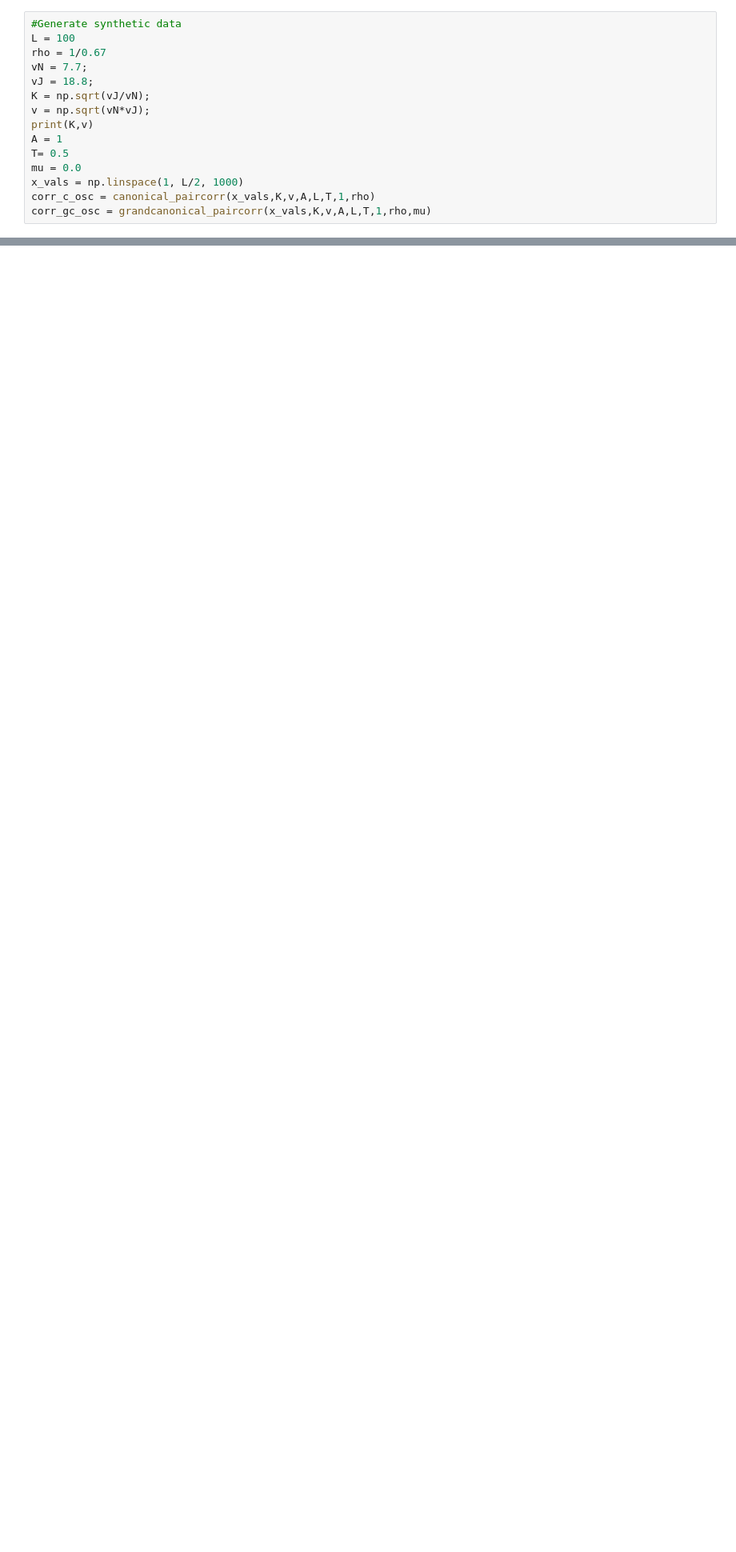
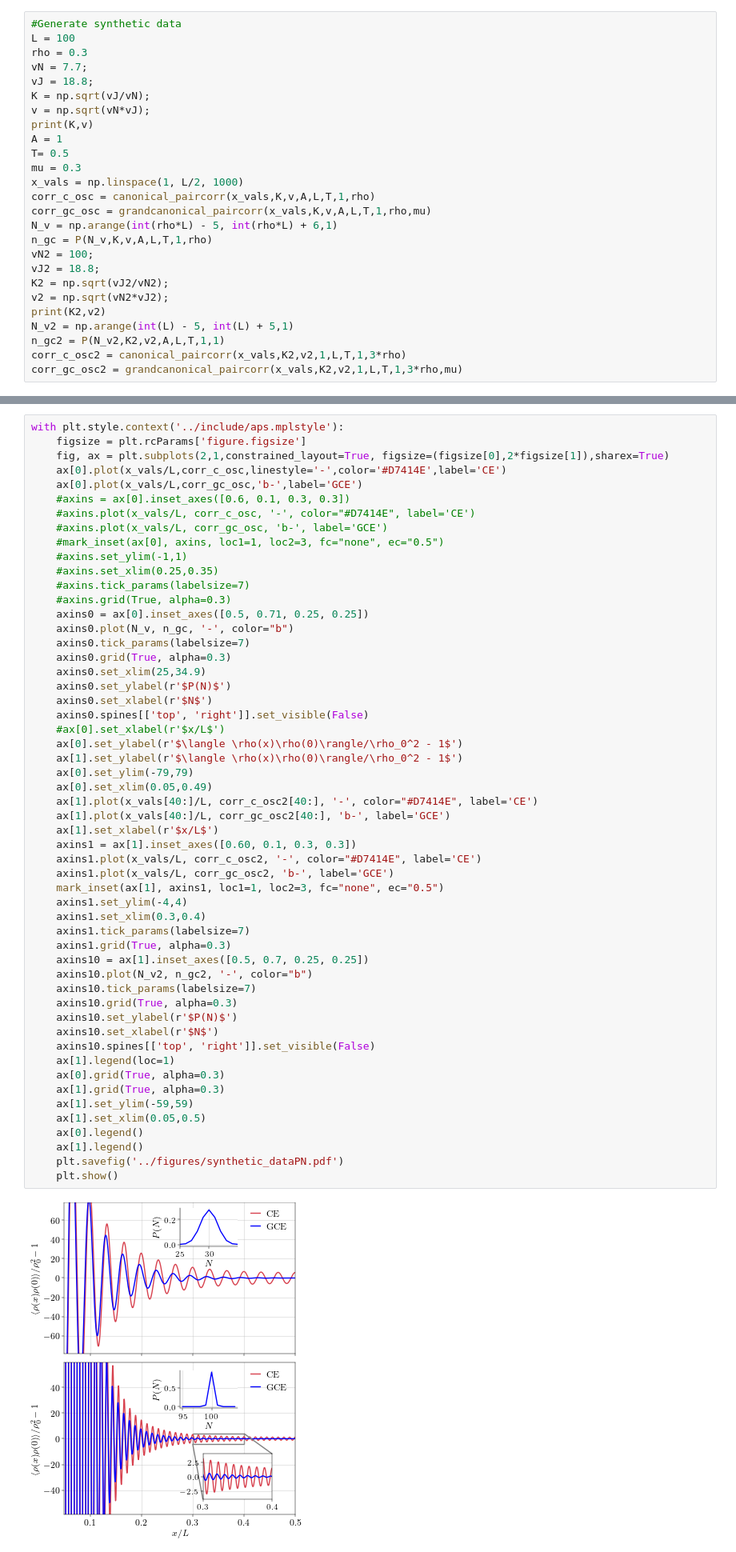
Before and after one commit to DelMaestroGroup/papers-code-ParticleFluctuations, a Jupyter notebook: src/BenchmarkPlots.ipynb, the cells around one changed output, grey strips where cells are left out. Shown at 80% size. Drawn from its saved outputs; the diff is of its cells as text; blank space fills up the shorter version.

```diff
--- a/src/BenchmarkPlots.ipynb
+++ b/src/BenchmarkPlots.ipynb
@@ -8,7 +8,7 @@ from mpl_toolkits.axes_grid1.inset_locator import inset_axes, mark_inset
 # %%
 #Generate synthetic data
 L = 100
-rho = 1/0.67
+rho = 0.3
 vN = 7.7;
 vJ = 18.8;
 K = np.sqrt(vJ/vN);
@@ -16,9 +16,20 @@ v = np.sqrt(vN*vJ);
 print(K,v)
 A = 1
 T= 0.5
-mu = 0.0
+mu = 0.3
 x_vals = np.linspace(1, L/2, 1000)
 corr_c_osc = canonical_paircorr(x_vals,K,v,A,L,T,1,rho)
 corr_gc_osc = grandcanonical_paircorr(x_vals,K,v,A,L,T,1,rho,mu)
+N_v = np.arange(int(rho*L) - 5, int(rho*L) + 6,1)
+n_gc = P(N_v,K,v,A,L,T,1,rho)
+vN2 = 100;
+vJ2 = 18.8;
+K2 = np.sqrt(vJ2/vN2);
+v2 = np.sqrt(vN2*vJ2);
+print(K2,v2)
+N_v2 = np.arange(int(L) - 5, int(L) + 5,1)
+n_gc2 = P(N_v2,K2,v2,A,L,T,1,1)
+corr_c_osc2 = canonical_paircorr(x_vals,K2,v2,1,L,T,1,3*rho)
+corr_gc_osc2 = grandcanonical_paircorr(x_vals,K2,v2,1,L,T,1,3*rho,mu)
 # %% [output]
 1.5625487005397436 12.031624994156028
@@ -25,3 +37,59 @@ corr_gc_osc = grandcanonical_paircorr(x_vals,K,v,A,L,T,1,rho,mu)
+# %%
+with plt.style.context('../include/aps.mplstyle'):
+    figsize = plt.rcParams['figure.figsize']
+    fig, ax = plt.subplots(2,1,constrained_layout=True, figsize=(figsize[0],2*figsize[1]),sharex=True)
+    ax[0].plot(x_vals/L,corr_c_osc,linestyle='-',color='#D7414E',label='CE')
+    ax[0].plot(x_vals/L,corr_gc_osc,'b-',label='GCE')
+    #axins = ax[0].inset_axes([0.6, 0.1, 0.3, 0.3])
+    #axins.plot(x_vals/L, corr_c_osc, '-', color="#D7414E", label='CE')
+    #axins.plot(x_vals/L, corr_gc_osc, 'b-', label='GCE')
+    #mark_inset(ax[0], axins, loc1=1, loc2=3, fc="none", ec="0.5")
+    #axins.set_ylim(-1,1)
+    #axins.set_xlim(0.25,0.35)
+    #axins.tick_params(labelsize=7)
+    #axins.grid(True, alpha=0.3)
+    axins0 = ax[0].inset_axes([0.5, 0.71, 0.25, 0.25])
+    axins0.plot(N_v, n_gc, '-', color="b")
+    axins0.tick_params(labelsize=7)
+    axins0.grid(True, alpha=0.3)
+    axins0.set_xlim(25,34.9)
+    axins0.set_ylabel(r'$P(N)$')
+    axins0.set_xlabel(r'$N$')
+    axins0.spines[['top', 'right']].set_visible(False)
+    #ax[0].set_xlabel(r'$x/L$')
+    ax[0].set_ylabel(r'$\langle \rho(x)\rho(0)\rangle/\rho_0^2 - 1$')
+    ax[1].set_ylabel(r'$\langle \rho(x)\rho(0)\rangle/\rho_0^2 - 1$')
+    ax[0].set_ylim(-79,79)
+    ax[0].set_xlim(0.05,0.49)
+    ax[1].plot(x_vals[40:]/L, corr_c_osc2[40:], '-', color="#D7414E", label='CE')
+    ax[1].plot(x_vals[40:]/L, corr_gc_osc2[40:], 'b-', label='GCE')
+    ax[1].set_xlabel(r'$x/L$')
+    axins1 = ax[1].inset_axes([0.60, 0.1, 0.3, 0.3])
+    axins1.plot(x_vals/L, corr_c_osc2, '-', color="#D7414E", label='CE')
+    axins1.plot(x_vals/L, corr_gc_osc2, 'b-', label='GCE')
+    mark_inset(ax[1], axins1, loc1=1, loc2=3, fc="none", ec="0.5")
+    axins1.set_ylim(-4,4)
+    axins1.set_xlim(0.3,0.4)
+    axins1.tick_params(labelsize=7)
+    axins1.grid(True, alpha=0.3)
+    axins10 = ax[1].inset_axes([0.5, 0.7, 0.25, 0.25])
+    axins10.plot(N_v2, n_gc2, '-', color="b")
+    axins10.tick_params(labelsize=7)
+    axins10.grid(True, alpha=0.3)
+    axins10.set_ylabel(r'$P(N)$')
+    axins10.set_xlabel(r'$N$')
+    axins10.spines[['top', 'right']].set_visible(False)
+    ax[1].legend(loc=1)
+    ax[0].grid(True, alpha=0.3)
+    ax[1].grid(True, alpha=0.3)
+    ax[1].set_ylim(-59,59)
+    ax[1].set_xlim(0.05,0.5)
+    ax[0].legend()
+    ax[1].legend()
+    plt.savefig('../figures/synthetic_dataPN.pdf')
+    plt.show()
+# %% [output]
+[figure, added]
 # %%
 #Now let us fit
 canonical_fit_func = lambda x, K, v: canonical_envelope(x,K,v,A, L,T,rho,1)
```
Also changed, not shown: parts of 5 cells of this notebook, 8 other files.
